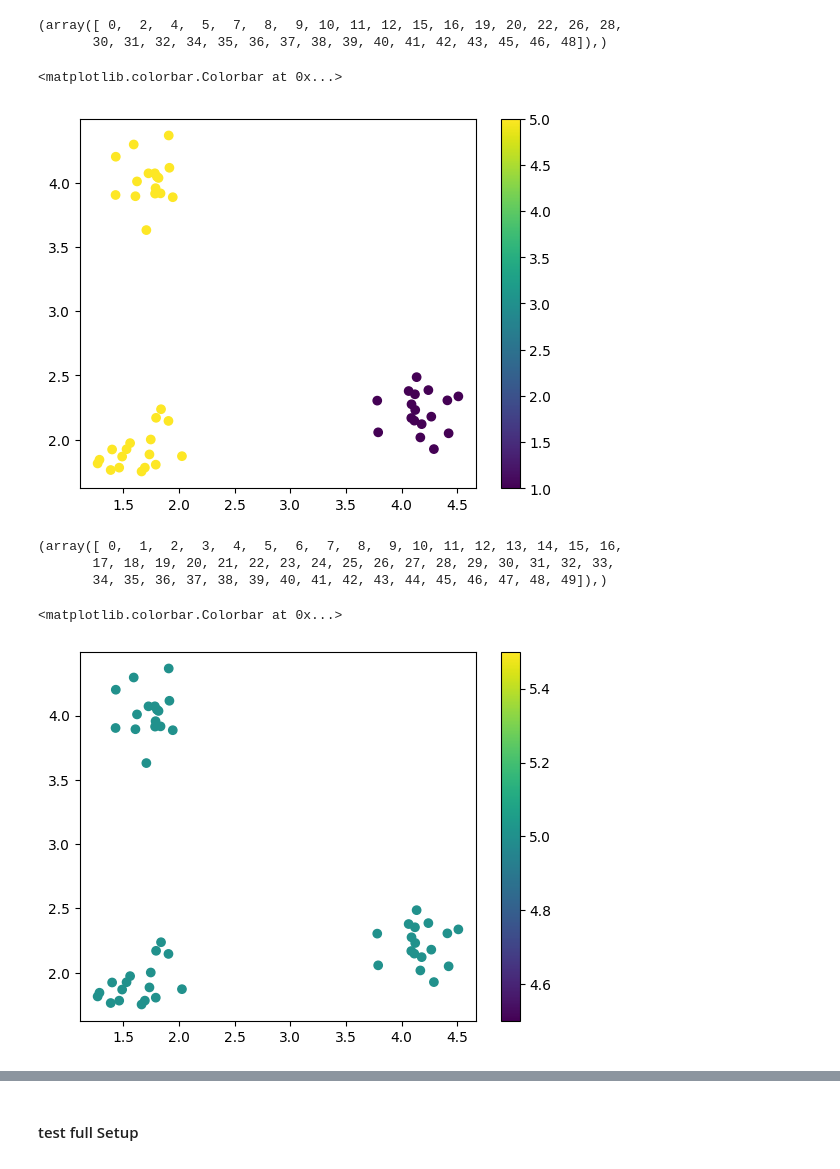
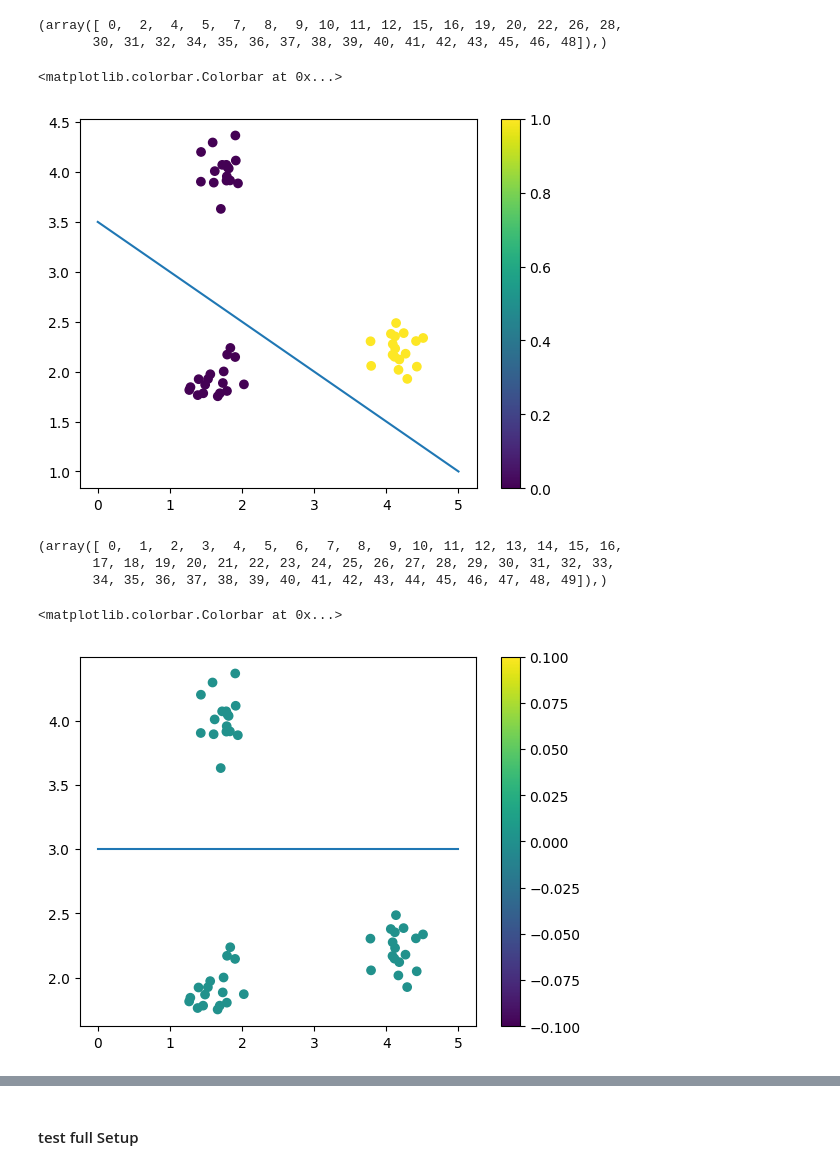
Before and after one commit to MrEwdew/DeepLearning25, a Jupyter notebook: week_2/Aufgabe_2_Multi_Class_Perceptrons.ipynb, the cells around one changed output, grey strips where cells are left out. Drawn from its saved outputs; the diff is of its cells as text; code cells hidden in the pictures.

```diff
--- a/week_2/Aufgabe_2_Multi_Class_Perceptrons.ipynb
+++ b/week_2/Aufgabe_2_Multi_Class_Perceptrons.ipynb
@@ -317,27 +317,29 @@ print(pos)
        30, 31, 32, 34, 35, 36, 37, 38, 39, 40, 41, 42, 43, 45, 46, 48]),)
 # %%
 y_test=np.copy(y)
-y_test[pos]=5
+y_test[pos]=0
+plot_line_from_normal_vector_and_offset(w1,b1,x_range= [0,5])
 plt.scatter(X[:,0],X[:,1],c=y_test)#set color
 plt.colorbar()
 #abline(1,2)
 # %% [output]
 <matplotlib.colorbar.Colorbar at 0x...>
-[figure, old version]
+[figure, new version]
 # %%
 # get IDs of wrong classified
 pos=np.where(y!=np.sign(w2.dot(X.T)+b2))
 print(pos)
 y_test=np.copy(y)
-y_test[pos]= 5
+y_test[pos]= 0
+plot_line_from_normal_vector_and_offset(w2,b2,x_range= [0,5])
 plt.scatter(X[:,0],X[:,1],c=y_test)#set color
 plt.colorbar()
 #abline(1,2)
 # %% [output]
 (array([ 0,  1,  2,  3,  4,  5,  6,  7,  8,  9, 10, 11, 12, 13, 14, 15, 16,
        17, 18, 19, 20, 21, 22, 23, 24, 25, 26, 27, 28, 29, 30, 31, 32, 33,
        34, 35, 36, 37, 38, 39, 40, 41, 42, 43, 44, 45, 46, 47, 48, 49]),)
 <matplotlib.colorbar.Colorbar at 0x...>
-[figure, old version]
+[figure, new version]
 # %%
 # get IDs of wrong classified
```
Also changed, not shown: parts of 1 cell of this notebook.
